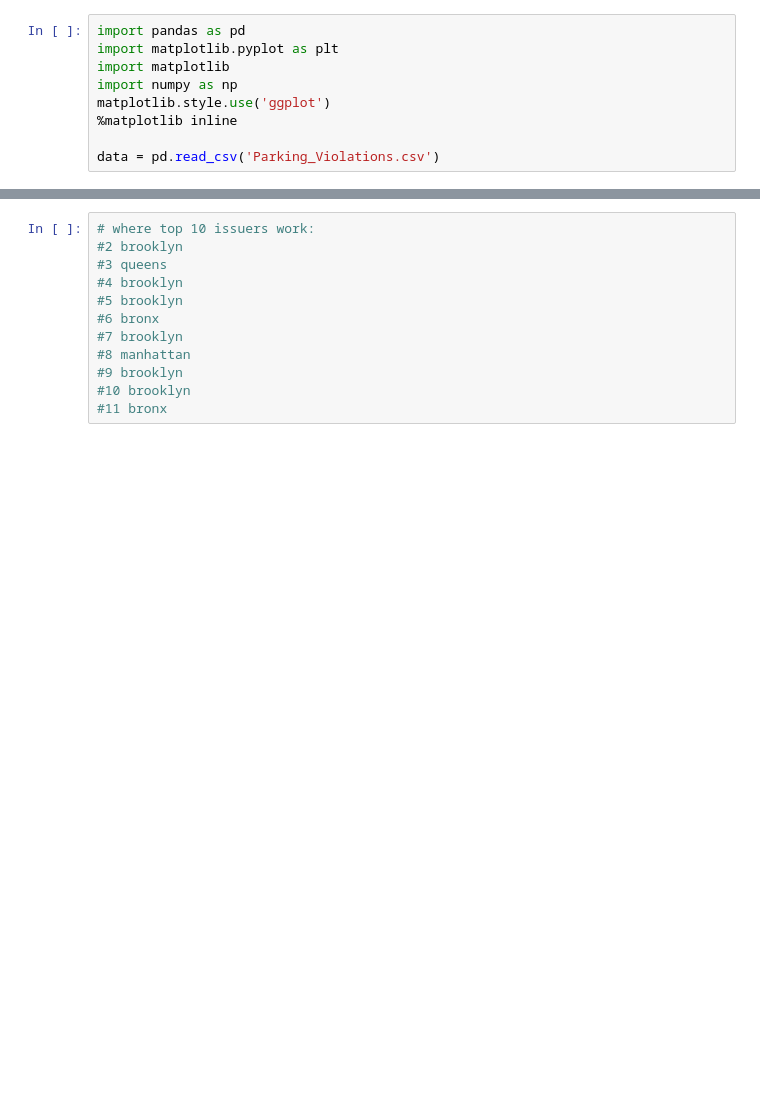
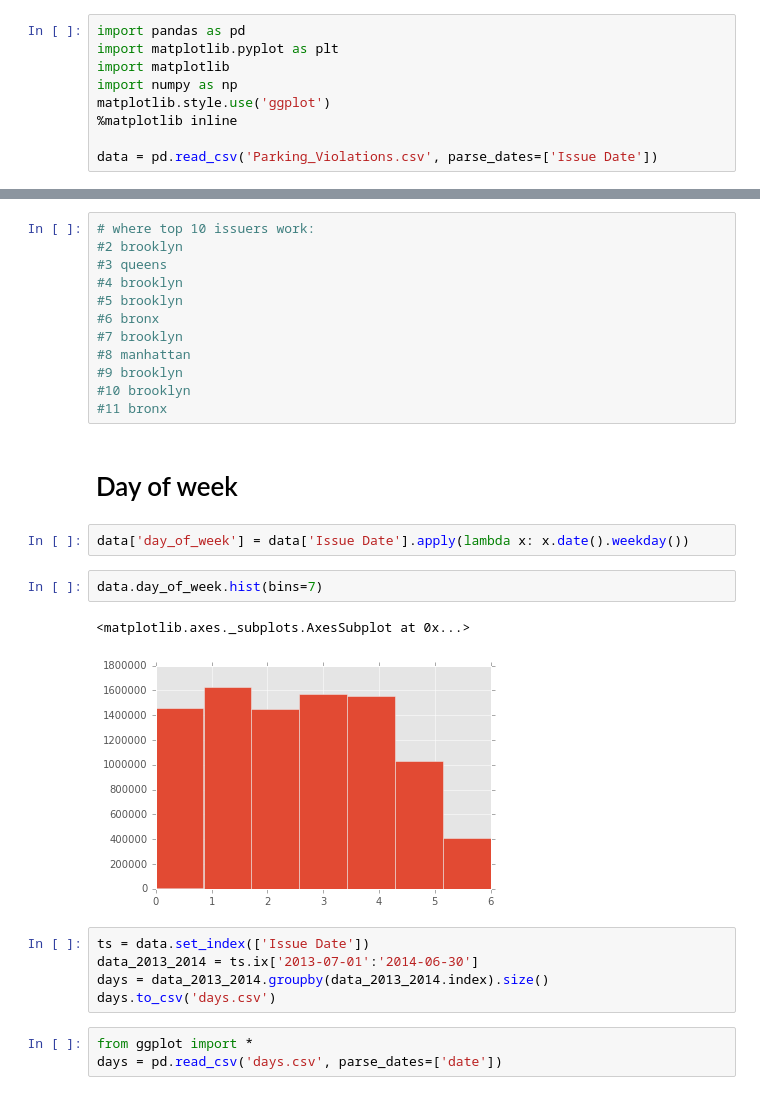
Before and after one commit to mmoyses/ds504_project3, a Jupyter notebook: exploring.ipynb, the cells around one changed output, grey strips where cells are left out. Saved outputs shown, nothing was run; the diff lists cells and outputs as text; blank space fills up the shorter version.

```diff
--- a/exploring.ipynb
+++ b/exploring.ipynb
@@ -6,7 +6,7 @@ import numpy as np
 matplotlib.style.use('ggplot')
 %matplotlib inline
 
-data = pd.read_csv('Parking_Violations.csv')
+data = pd.read_csv('Parking_Violations.csv', parse_dates=['Issue Date'])
 # %%
 data.columns
 # %% [output]
@@ -875,3 +875,20 @@ dtype: int64
 #9 brooklyn
 #10 brooklyn
 #11 bronx
+# %% [markdown]
+# Day of week
+# %%
+data['day_of_week'] = data['Issue Date'].apply(lambda x: x.date().weekday())
+# %%
+data.day_of_week.hist(bins=7)
+# %% [output]
+<matplotlib.axes._subplots.AxesSubplot at 0x...>
+[figure, added]
+# %%
+ts = data.set_index(['Issue Date'])
+data_2013_2014 = ts.ix['2013-07-01':'2014-06-30']
+days = data_2013_2014.groupby(data_2013_2014.index).size()
+days.to_csv('days.csv')
+# %%
+from ggplot import *
+days = pd.read_csv('days.csv', parse_dates=['date'])
```
Also changed, not shown: parts of 1 cell of this notebook, 2 other files.
